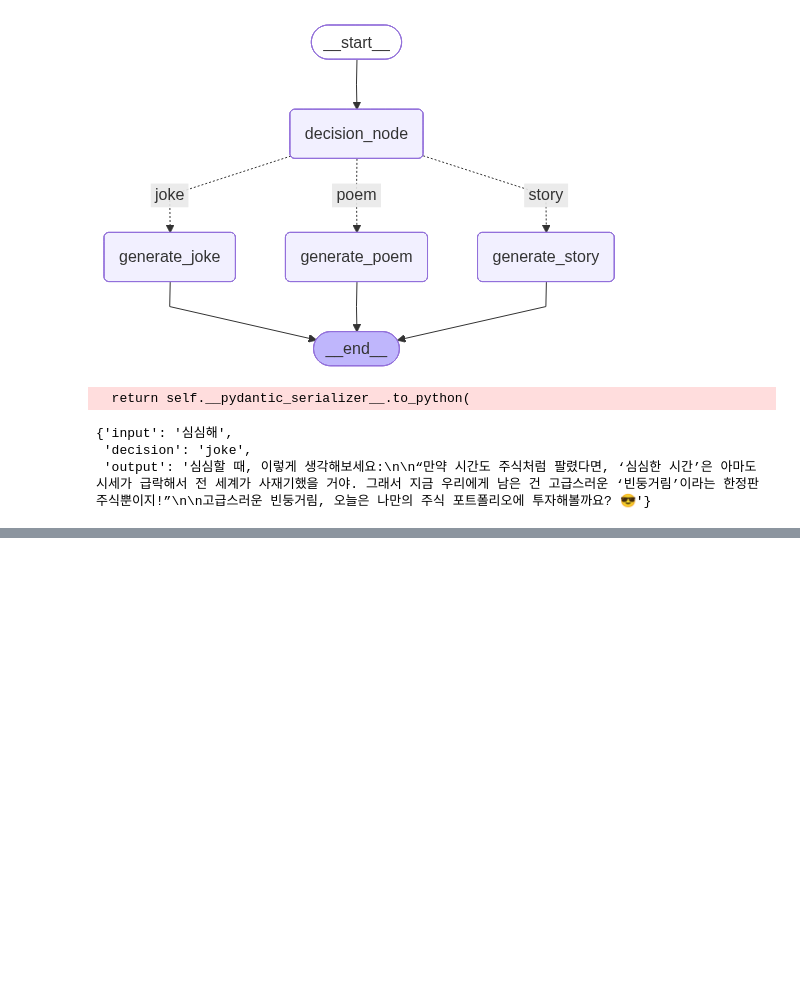
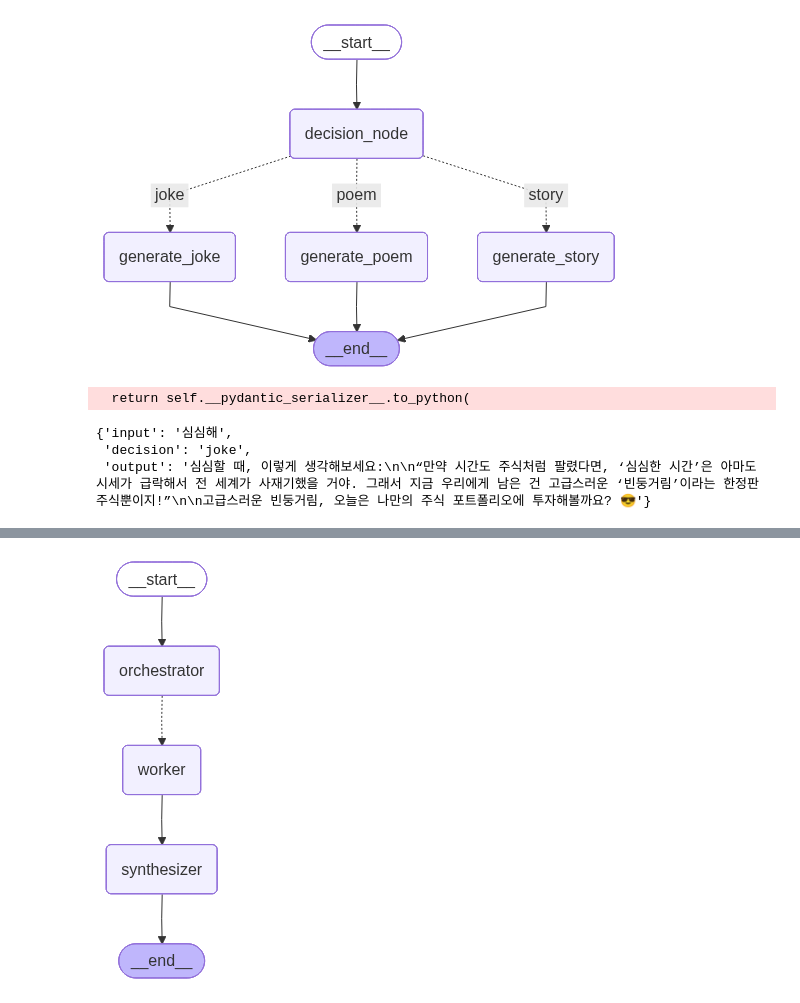
Before and after one commit to verba-neo/gaida-2, a Jupyter notebook: 05-langgraph/06_workflows.ipynb, the cells around one changed output, grey strips where cells are left out. Cells and saved outputs as stored; diff of their text form; code cells hidden in the pictures; blank space fills up the shorter version.

```diff
--- a/05-langgraph/06_workflows.ipynb
+++ b/05-langgraph/06_workflows.ipynb
@@ -231,0 +264,83 @@ graph.invoke({'input': '심심해'})
+# %%
+import operator
+from langgraph.types import Send  # 유동적으로 worker 노드를 실행
+
+from langgraph.graph import MessagesState
+
+
+# Graph State
+class State(TypedDict):
+    topic: str
+    sections: list[Section]
+    completed_sections : Annotated[list, operator.add]
+    final_report: str
+
+
+# Worker State
+class WorkerState(TypedDict):
+    section: Section
+    completed_sections: Annotated[list, operator.add]
+
+
+# Nodes
+def orchestrator(state: State):
+    report_sections = planner_llm.invoke(
+        [
+            SystemMessage(content='Generate a plan for report.'),
+            HumanMessage(content=f'Here is the report topic: {state['topic']}'),
+        ]
+    )
+
+    return {'sections': report_sections.sections}
+
+
+def worker(state: WorkerState):
+    section = llm.invoke(
+        [
+            SystemMessage(content='제공된 name 과 description에 따라 보고서 섹션을 작성해라. 각 섹션 앞에는 서두를 넣지 말고, md 형식으로 작성.'),
+            HumanMessage(content=f'섹션 name: {state['section'].name} \n섹션 description: {state['section'].description}'),
+        ]
+    )
+    return {'completed_sections': [section.content]}
+
+
+def synthesizer(state: State):
+    # 단순히 worker 들의 결과 합치기
+    completed_sections = state['completed_sections']
+    final_report = '\n\n ------------- \n\n'.join(completed_sections)
+    return {'final_report': final_report}
+
+
+# Router
+def assign_workers(state: State):
+    plan = []
+    for s in state['sections']:
+        plan.append(Send('worker', {'section': s}))
+
+    return plan
+
+
+# Graph
+workflow = StateGraph(State)
+
+workflow.add_node(orchestrator)
+workflow.add_node(worker)
+workflow.add_node(synthesizer)
+
+workflow.add_edge(START, 'orchestrator')
+workflow.add_conditional_edges(
+    'orchestrator',
+    assign_workers,
+    ['worker']
+)
+
+workflow.add_edge('worker', 'synthesizer')
+workflow.add_edge('synthesizer', END)
+
+graph = workflow.compile()
+
+display(Image(graph.get_graph().draw_mermaid_png()))
+
+result = graph.invoke({'topic': 'LLM 스케일링 법칙에 대한 리포트 작성'})
+# %% [output]
+[figure, added]
```
Also changed, not shown: parts of 4 cells of this notebook.
